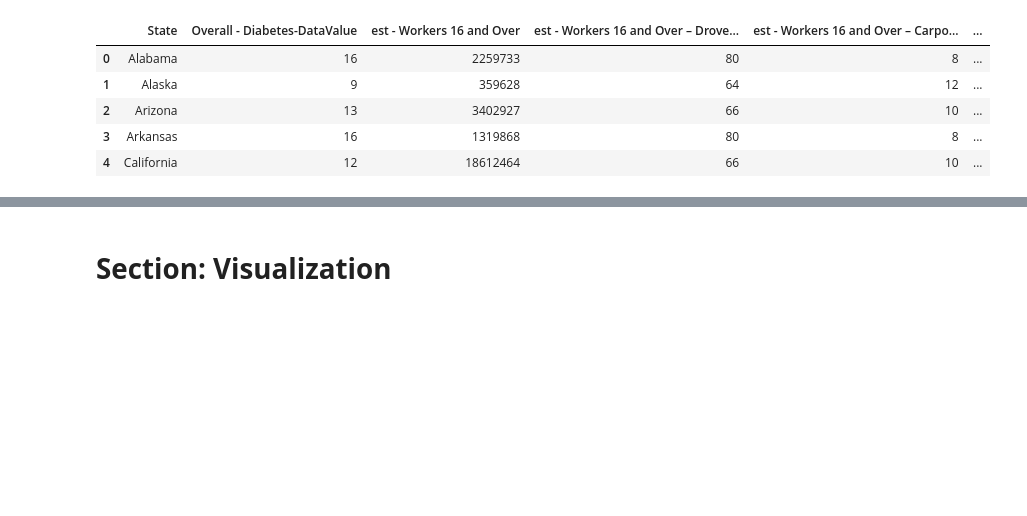
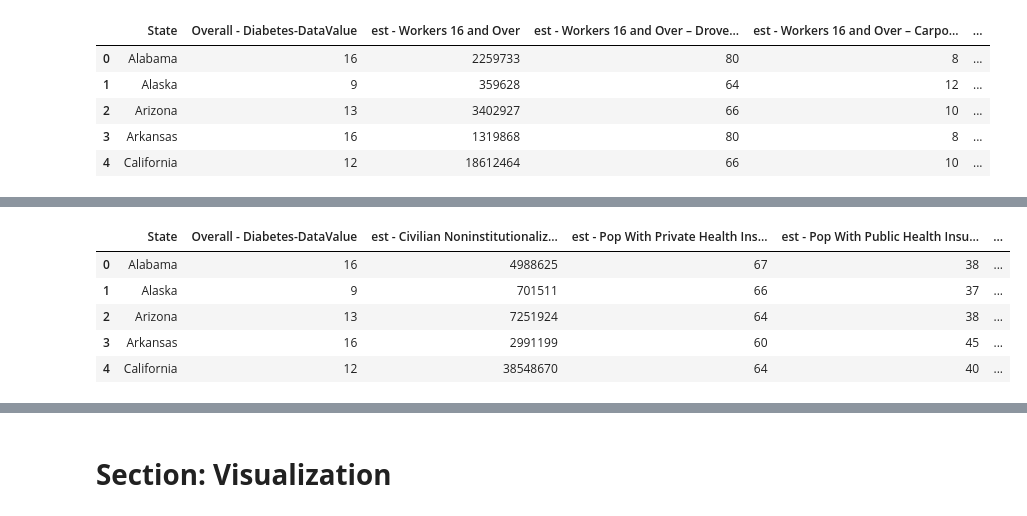
Before and after one commit to duhoang920/siads_593_milestone_1, a Jupyter notebook: main.ipynb, the cells around one changed output, grey strips where cells are left out. Drawn from its saved outputs; the diff is of its cells as text; code cells hidden in the pictures; blank space fills up the shorter version.

```diff
--- a/main.ipynb
+++ b/main.ipynb
@@ -378,6 +383,14 @@ diabete_vs_income = diabete_v_income(diabete_met_all)
 # %%
 # Diabetes vs Health
 diabete_vs_health_insurance = diabete_v_health_insurance(diabete_met_all)
+display(diabete_vs_health_insurance.head())
+# %% [output]
+|  | State | Overall - Diabetes-DataValue | est - Civilian Noninstitutionaliz... | est - Pop With Private Health Ins... | est - Pop With Public Health Insu... | ... |
+| 0 | Alabama | 16 | 4988625 | 67 | 38 | ... |
+| 1 | Alaska | 9 | 701511 | 66 | 37 | ... |
+| 2 | Arizona | 13 | 7251924 | 64 | 38 | ... |
+| 3 | Arkansas | 16 | 2991199 | 60 | 45 | ... |
+| 4 | California | 12 | 38548670 | 64 | 40 | ... |
 # %%
 # Diabetes vs Porverty
 diabete_vs_poverty = diabete_v_poverty(diabete_met_all)
```
Also changed, not shown: parts of 27 cells of this notebook, 2 other files.
